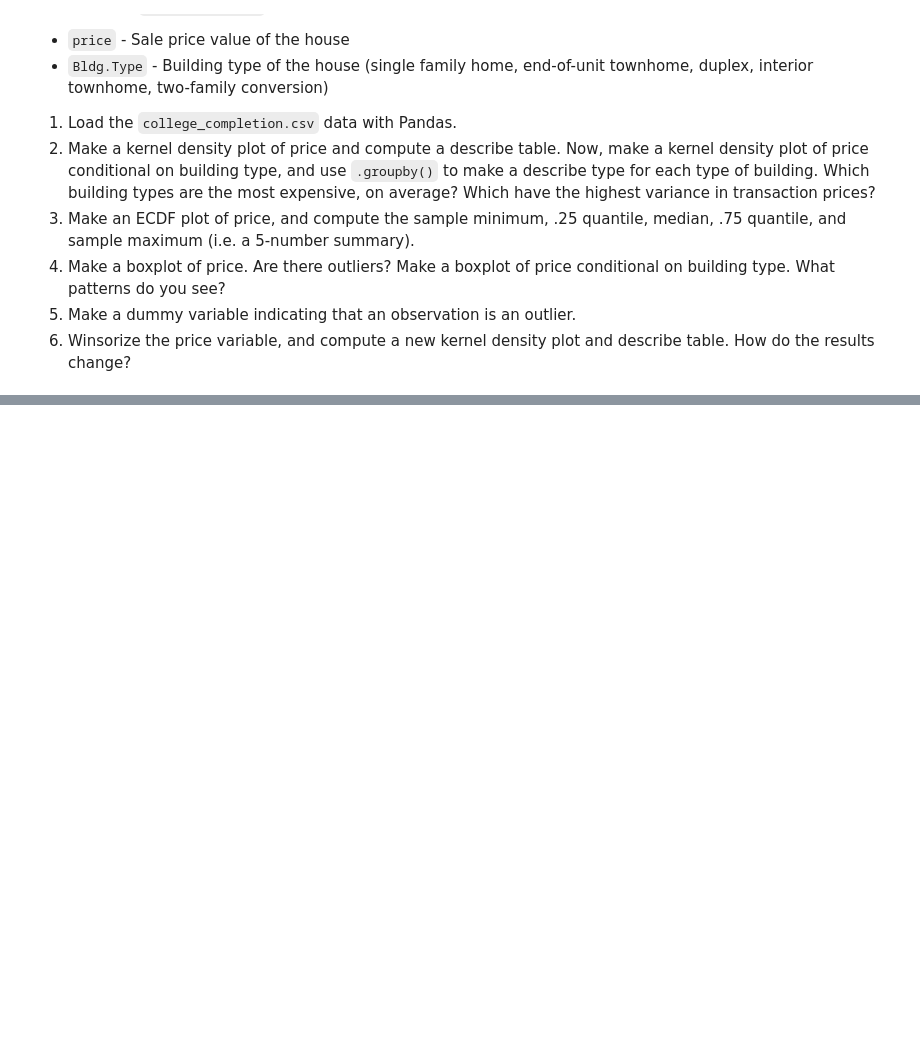
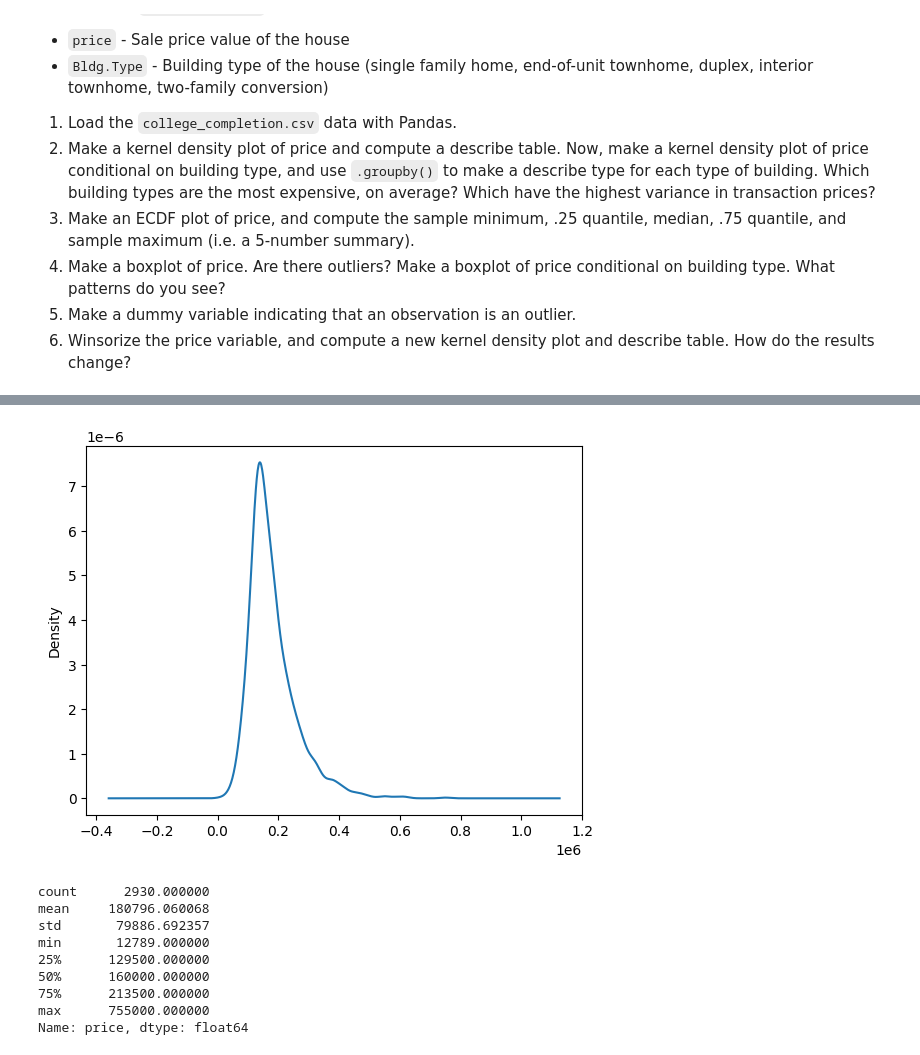
Before and after one commit to EfremE24/undergrad_ml_assignments, a Jupyter notebook: undergrad_ml_assignments/01_assignment_wrangling_and_eda.ipynb, the cells around one changed output, grey strips where cells are left out. Drawn from its saved outputs; the diff is of its cells as text; code cells hidden in the pictures; blank space fills up the shorter version.

```diff
--- a/undergrad_ml_assignments/01_assignment_wrangling_and_eda.ipynb
+++ b/undergrad_ml_assignments/01_assignment_wrangling_and_eda.ipynb
@@ -697,3 +694,12 @@ We'll use the `ames_prices.csv` dataset. The "relevant" variables for this quest
 4. Make a boxplot of price. Are there outliers? Make a boxplot of price conditional on building type. What patterns do you see?
 5. Make a dummy variable indicating that an observation is an outlier.
 6. Winsorize the price variable, and compute a new kernel density plot and describe table. How do the results change?
+# %%
+## 1)
+
+import pandas as pd
+import numpy as np
+import matplotlib.pyplot as plt
+
+df = pd.read_csv("data/ames_prices.csv")
+df.head()
@@ -699,0 +714,17 @@ We'll use the `ames_prices.csv` dataset. The "relevant" variables for this quest
+# %%
+## 2)
+df["price"].plot(kind="kde")
+plt.show()
+
+df["price"].describe()
+# %% [output]
+[figure, added]
+count      2930.000000
+mean     180796.060068
+std       79886.692357
+min       12789.000000
+25%      129500.000000
+50%      160000.000000
+75%      213500.000000
+max      755000.000000
+Name: price, dtype: float64
```
Also changed, not shown: parts of 15 cells of this notebook.
